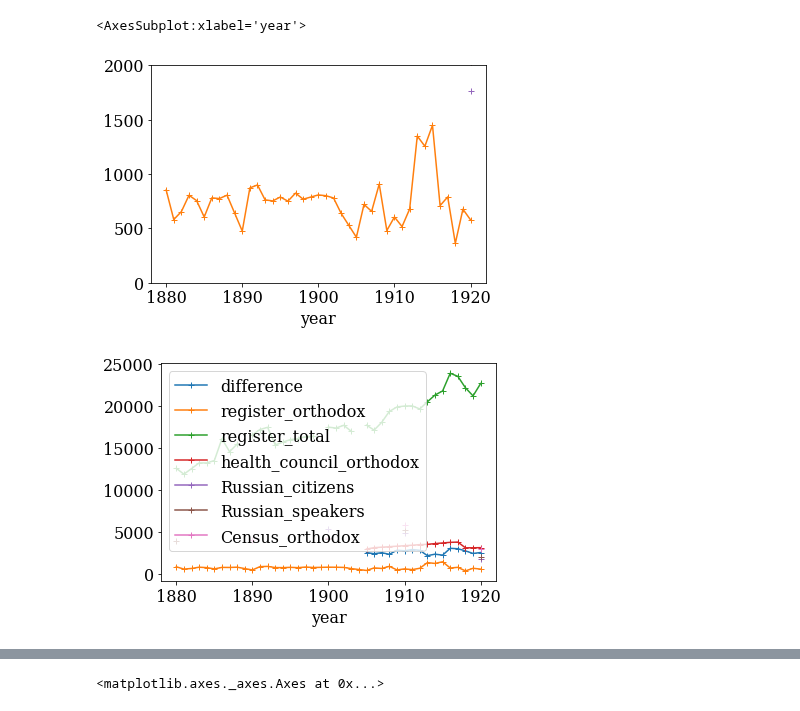
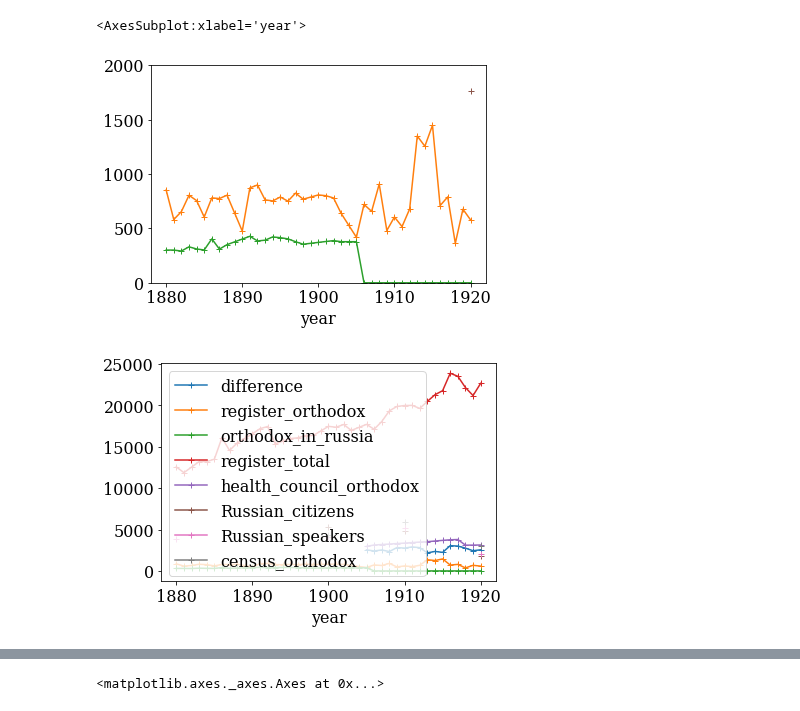
Before and after one commit to AnttiHaerkoenen/vyborg_orthodox, a Jupyter notebook: notebooks/missing_orthodox.ipynb, the cells around one changed output, grey strips where cells are left out. Drawn from its saved outputs; the diff is of its cells as text; code cells hidden in the pictures.

```diff
--- a/notebooks/missing_orthodox.ipynb
+++ b/notebooks/missing_orthodox.ipynb
@@ -31,36 +31,38 @@ districts_in_city = [
 poll_tax = pd.read_csv(data_dir / 'poll_tax_register.csv', index_col=0)
 poll_tax['orthodox'] = poll_tax['orthodox'].interpolate(method='linear')
 poll_tax['in_russia_orthodox'] = poll_tax['in_russia_orthodox'].interpolate(method='linear', limit=2).fillna(0)
-poll_tax['total'] = poll_tax.total_women + poll_tax.total_men
+poll_tax['total'] = (poll_tax.total_women + poll_tax.total_men).interpolate(method='linear')
 poll_tax['orthodox'] = poll_tax.orthodox - poll_tax.in_russia_orthodox
 health_council = pd.read_csv(data_dir / 'health_council.csv', index_col=0).pop_orthodox
 health_council = health_council.reindex(range(1905, 1921), fill_value=np.nan).interpolate(method='slinear')
 foreigners = pd.read_csv(data_dir / 'foreigners.csv', index_col=0).russia
 language = pd.read_csv(data_dir / 'language.csv', index_col=0).russian
 religion = pd.read_csv(data_dir / 'religion.csv', index_col=0).orthodox
 difference = health_council - poll_tax.orthodox
 data = pd.DataFrame([
     difference,
     poll_tax.orthodox,
+    poll_tax.in_russia_orthodox,
     poll_tax.total,
     health_council,
     foreigners,
     language,
     religion,
 ]).T
 data.columns = [
     'difference',
     'register_orthodox',
+    'orthodox_in_russia',
     'register_total',
     'health_council_orthodox',
     'Russian_citizens',
     'Russian_speakers',
-    'Census_orthodox',
+    'census_orthodox',
 ]
 # data.interpolate(method='linear', inplace=True)
 data.plot(marker='+', legend=False, ylim=(0, 2000))
 data.plot(marker='+')
 # %% [output]
 <AxesSubplot:xlabel='year'>
-[figure, old version]
+[figure, new version]
-[figure, old version]
+[figure, new version]
```
Also changed, not shown: parts of 3 cells of this notebook.
